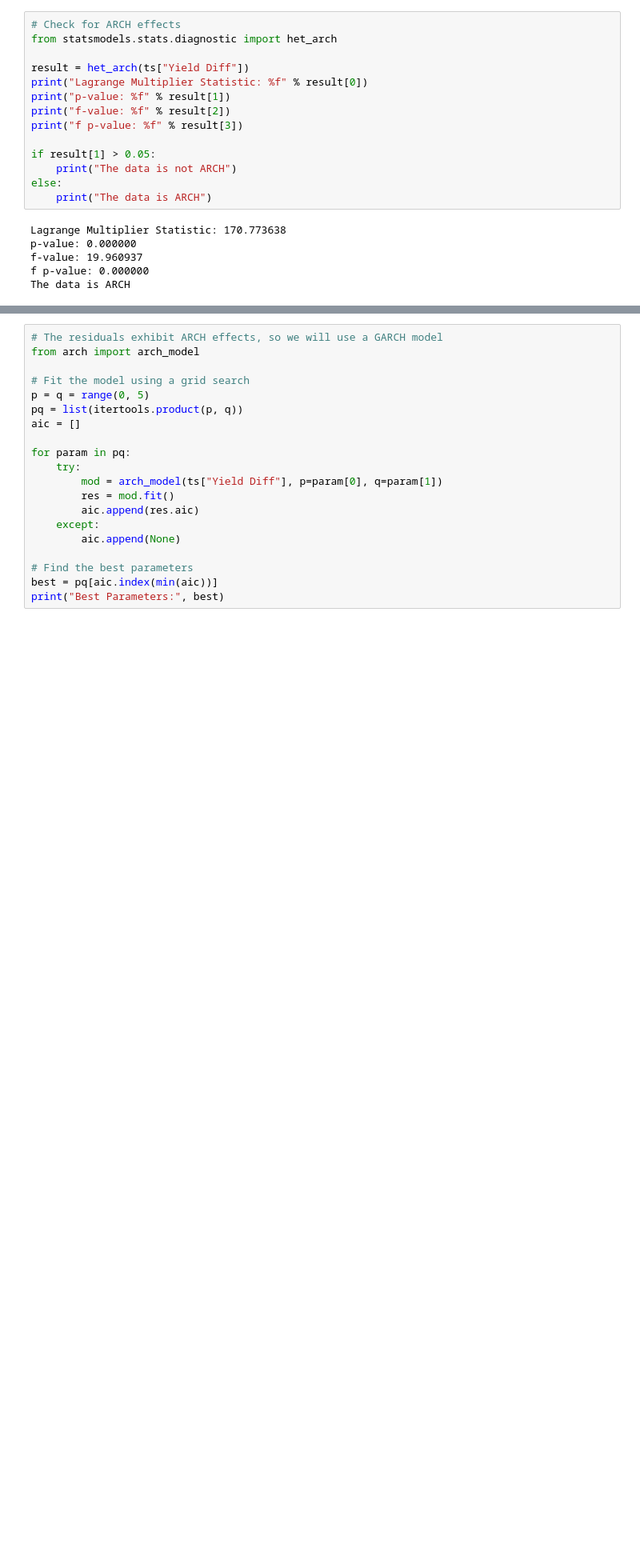
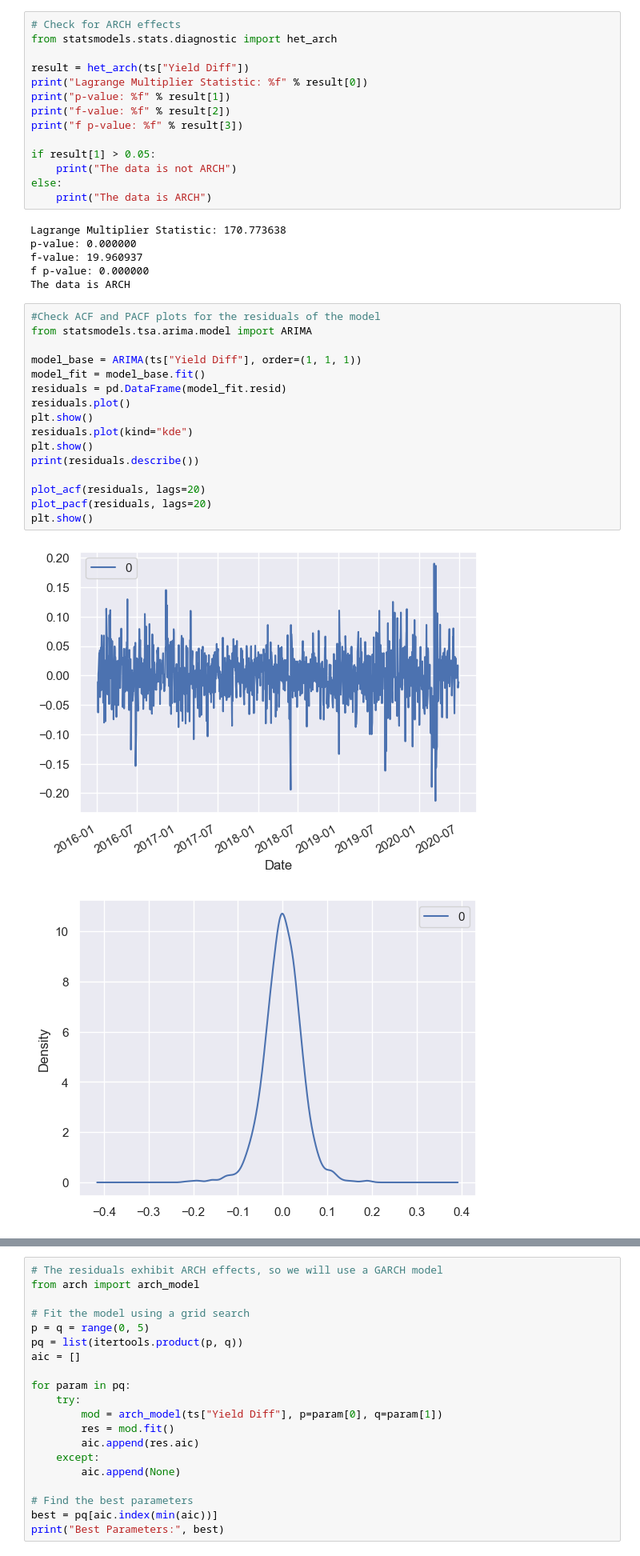
Before and after one commit to RomainCastellarnau/Assignment-2023-Applied-Time-Series, a Jupyter notebook: Computing exercises/Ex_5.ipynb, the cells around one changed output, grey strips where cells are left out. Shown at 80% size. Cells and saved outputs as stored; diff of their text form; blank space fills up the shorter version.

```diff
--- a/Computing exercises/Ex_5.ipynb
+++ b/Computing exercises/Ex_5.ipynb
@@ -114,3 +114,22 @@ p-value: 0.000000
 f-value: 19.960937
 f p-value: 0.000000
 The data is ARCH
+# %%
+#Check ACF and PACF plots for the residuals of the model
+from statsmodels.tsa.arima.model import ARIMA
+
+model_base = ARIMA(ts["Yield Diff"], order=(1, 1, 1))
+model_fit = model_base.fit()
+residuals = pd.DataFrame(model_fit.resid)
+residuals.plot()
+plt.show()
+residuals.plot(kind="kde")
+plt.show()
+print(residuals.describe())
+
+plot_acf(residuals, lags=20)
+plot_pacf(residuals, lags=20)
+plt.show()
+# %% [output]
+[figure, added]
+[figure, added]
```
Also changed, not shown: parts of 1 cell of this notebook.
